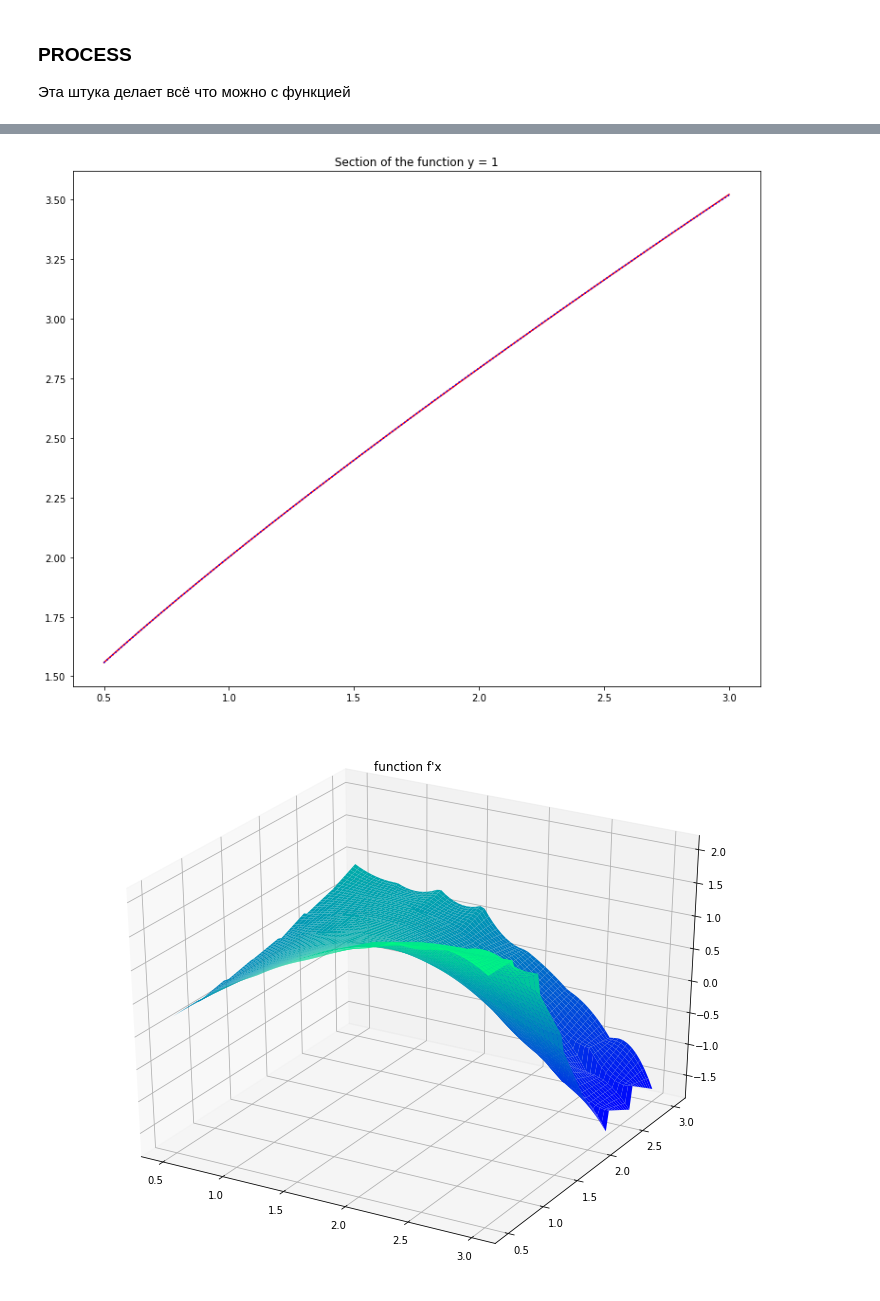
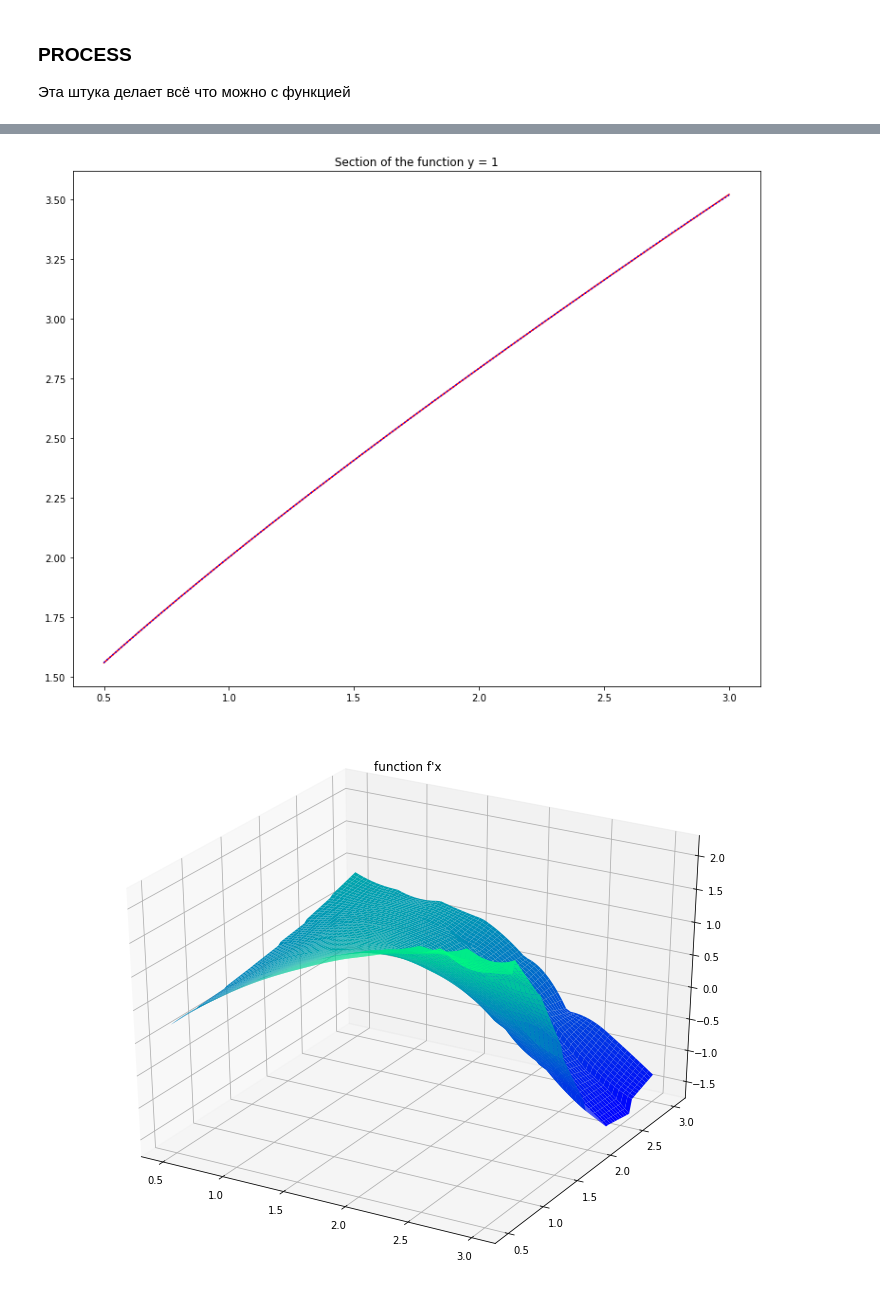
Before and after one commit to maksimkulis/approximation, a Jupyter notebook: Approximation.ipynb, the cells around one changed output, grey strips where cells are left out. Cells and saved outputs as stored; diff of their text form; code cells hidden in the pictures.

```diff
--- a/Approximation.ipynb
+++ b/Approximation.ipynb
@@ -79,8 +79,8 @@ class Element:
 class Approximation:
 
     def __init__(self, left_down_point=(-1, -1), right_up_point=(1, 1),
-                 x_el_num=10, y_el_num=10, x_pol_deg=2, y_pol_deg=2, der=-1
-                 ):
+                 x_el_num=10, y_el_num=10, x_pol_deg=2, y_pol_deg=2, der=-1,
+                 solve_function=(lambda A, B: np.linalg.lstsq(A, B, rcond=None)[0])):
         """
         left_down_point: touple. Координаты левого нижнего края прямоугольной области.
         right_up_point: touple. Координаты правого верхнего края прямоугольной области.
@@ -101,6 +101,7 @@ class Approximation:
         self.x_pol_deg = x_pol_deg
         self.y_pol_deg = y_pol_deg
         self.der = der
+        self.solve_function = solve_function
 
         self.x_el_len = (right_up_point[0] - left_down_point[0]) / x_el_num
         self.y_el_len = (right_up_point[1] - left_down_point[1]) / y_el_num
@@ -149,7 +150,8 @@ class Approximation:
                     self.zero_checker[el_i_ind*self.x_pol_num*self.y_pol_deg + k1*self.x_pol_num +
                            el_j_ind*self.x_pol_deg + m1] = False
         self.matrix_fix()
-        self.C = np.linalg.lstsq(self.A, self.B, rcond=None)[0]
+#         self.C = np.linalg.lstsq(self.A, self.B, rcond=None)[0]
+        self.C = self.solve_function(self.A, self.B)
         self.A = None
         self.B = None
 
@@ -429,23 +476,23 @@ def show_gr(a, npoints=70, left_down_point=None, right_up_point=None, title='sur
 def process(
     func, func_x, func_y, left_down_point=(-1, -1), right_up_point=(1, 1),
     x_el_num=10, y_el_num=10, x_pol_deg=2, y_pol_deg=2, area=0.5, gen_points_num=200, gen_points_per_el=None,
-    section_params=(0, 0), h=1e-4):
+    section_params=(0, 0), h=1e-4, solve_function=(lambda A, B: np.linalg.lstsq(A, B, rcond=None)[0])):
 
     print("Creation of functions... 0%")
     if gen_points_per_el == None:
-        f1 = sub_points.sub_points_evenly(
+        f1 = sub_points_evenly(
                             func, left_down_point, right_up_point,
                             x_el_num, y_el_num, x_pol_deg, y_pol_deg)
     else:
-        f1 = sub_points.sub_n_points_el(
+        f1 = sub_n_points_el(
                         func, left_down_point, right_up_point,
                         x_el_num, y_el_num, x_pol_deg, y_pol_deg, gen_points_per_el)
     print("Creation of functions... 33%")
-    f2 = sub_points.full_random(
+    f2 = full_random(
                         func, left_down_point, right_up_point,
                         x_el_num, y_el_num, x_pol_deg, y_pol_deg, gen_points_num)
     print("Creation of functions... 66%")
-    f3 = sub_points.sub_points_evenly(
+    f3 = sub_points_evenly(
                         func, left_down_point, right_up_point,
                         x_el_num, y_el_num, x_pol_deg, y_pol_deg, area)
     print("Creation of functions... 100\%\n")
@@ -502,7 +549,7 @@ process(lambda x, y: x**(np.sin(y)) + y**(np.sin(x)),
         left_down_point=(0.5, 0.5), right_up_point=(3, 3),
         x_el_num=7, y_el_num=7, x_pol_deg=2, y_pol_deg=2,
         area=0.7, gen_points_num=500, gen_points_per_el=None,
-        section_params=(1, 1), h=0.0001)
+        section_params=(1, 1), h=0.0001, solve_function=lu)
 # %% [output]
 Creation of functions... 0%
 Creation of functions... 33%
@@ -524,5 +571,5 @@ integration relate loss with p = 2: 7.083198617005896e-05
 [figure]
 [figure]
 [figure]
 [figure]
-[figure, old version]
+[figure, new version]
```
Also changed, not shown: parts of 3 cells of this notebook.
